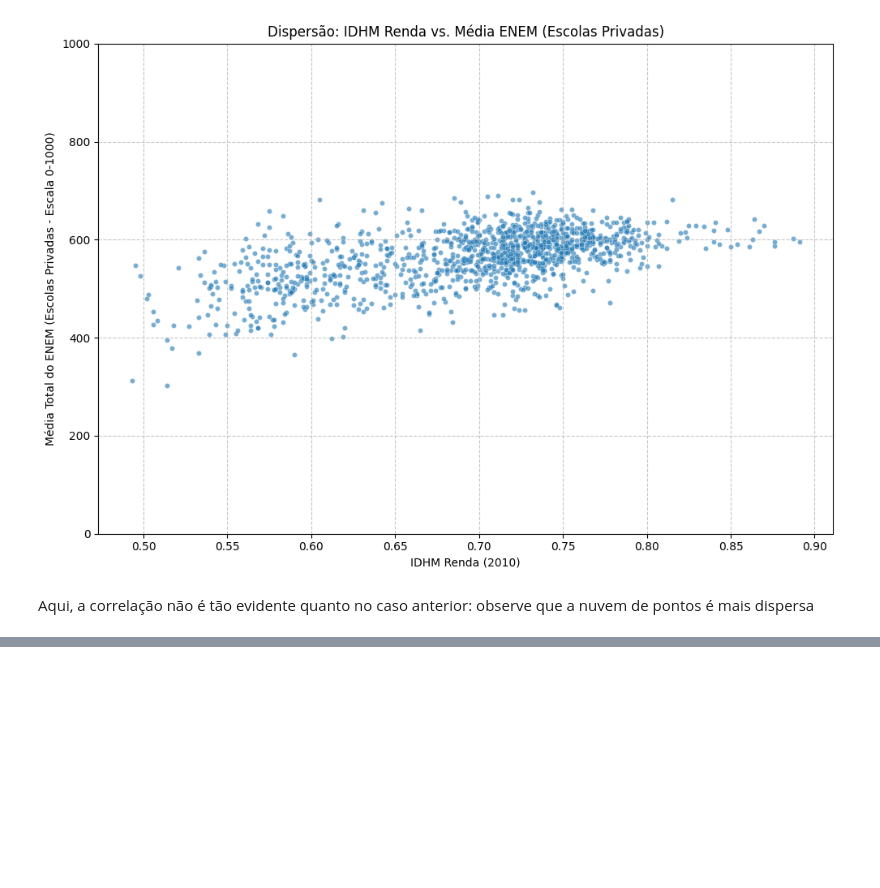
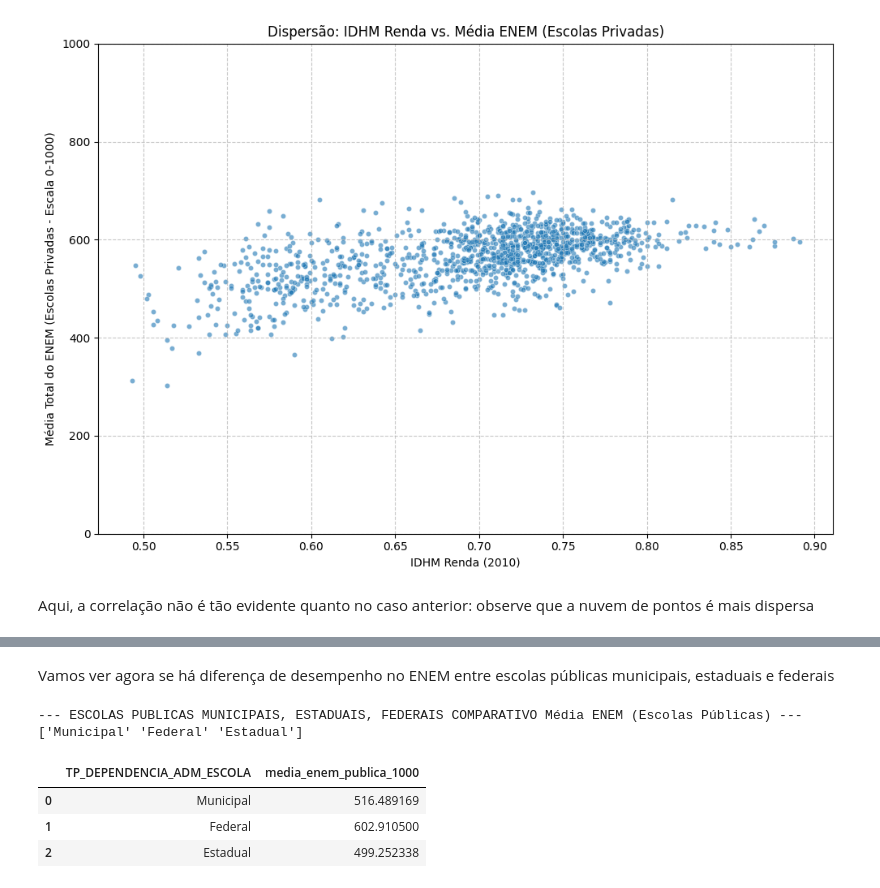
Before and after one commit to JeanBerly/TP2-IBD, a Jupyter notebook: analise.ipynb, the cells around one changed output, grey strips where cells are left out. Cells and saved outputs as stored; diff of their text form; code cells hidden in the pictures; blank space fills up the shorter version.

```diff
--- a/analise.ipynb
+++ b/analise.ipynb
@@ -828,0 +918,46 @@ Aqui, a correlação não é tão evidente quanto no caso anterior: observe que
+# %% [markdown]
+Vamos ver agora se há diferença de desempenho no ENEM entre escolas públicas municipais, estaduais e federais
+# %%
+conn = sql3.connect(db_file_path)
+
+try:
+    print("--- ESCOLAS PUBLICAS MUNICIPAIS, ESTADUAIS, FEDERAIS COMPARATIVO Média ENEM (Escolas Públicas) ---")
+    query_escolas_mun_est_fed_enem = f"""
+    SELECT
+        TP_DEPENDENCIA_ADM_ESCOLA,
+        (AVG(NU_MEDIA_CN) + AVG(NU_MEDIA_CH) + AVG(NU_MEDIA_LP) + AVG(NU_MEDIA_MT) + AVG(NU_MEDIA_RED)) / 5 AS media_enem_publica_1000 -- Média do ENEM na escala 0-1000
+    FROM
+        {tabela_escolas}
+    WHERE
+        NU_PARTICIPANTES > 0
+        -- Filtrar apenas escolas públicas (Federal, Estadual, Municipal)
+        AND TP_DEPENDENCIA_ADM_ESCOLA IN ('1', '2', '3')
+        AND NU_ANO = 2010
+        -- Adicione aqui a condição do ano do ENEM se for relevante (ex: AND NU_ANO = 2010)
+    GROUP BY
+        TP_DEPENDENCIA_ADM_ESCOLA
+        -- Se quiser ver por estado so adicionar SG_UF_ESCOLA no groupby e no select tambem
+    ORDER BY SG_UF_ESCOLA ASC;
+    """
+    df_escolas_mun_est_fed_enem = pd.read_sql(query_escolas_mun_est_fed_enem, conn)
+    df_escolas_mun_est_fed_enem['TP_DEPENDENCIA_ADM_ESCOLA'] = df_escolas_mun_est_fed_enem['TP_DEPENDENCIA_ADM_ESCOLA'].replace({
+    '1': "Federal",
+    '2': "Estadual",
+    '3': "Municipal"
+    })
+    display(df_escolas_mun_est_fed_enem)
+
+except sql3.Error as e:
+    print(f"Ocorreu um erro SQL: {e}")
+except Exception as e:
+    print(f"Ocorreu um erro Python: {e}")
+finally:
+    if conn:
+        conn.close()
+# %% [output]
+--- ESCOLAS PUBLICAS MUNICIPAIS, ESTADUAIS, FEDERAIS COMPARATIVO Média ENEM (Escolas Públicas) ---
+['Municipal' 'Federal' 'Estadual']
+|  | TP_DEPENDENCIA_ADM_ESCOLA | media_enem_publica_1000 |
+| 0 | Municipal | 516.489169 |
+| 1 | Federal | 602.910500 |
+| 2 | Estadual | 499.252338 |
```
Also changed, not shown: parts of 3 cells of this notebook.
